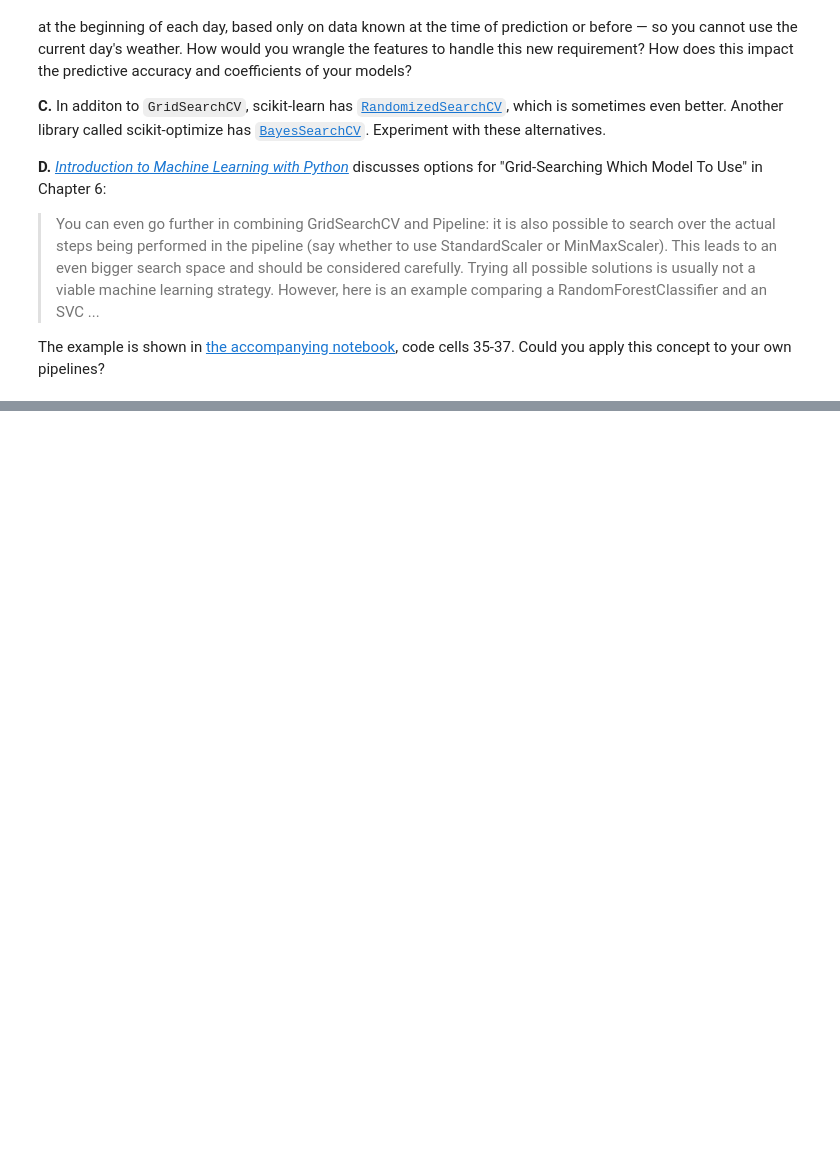
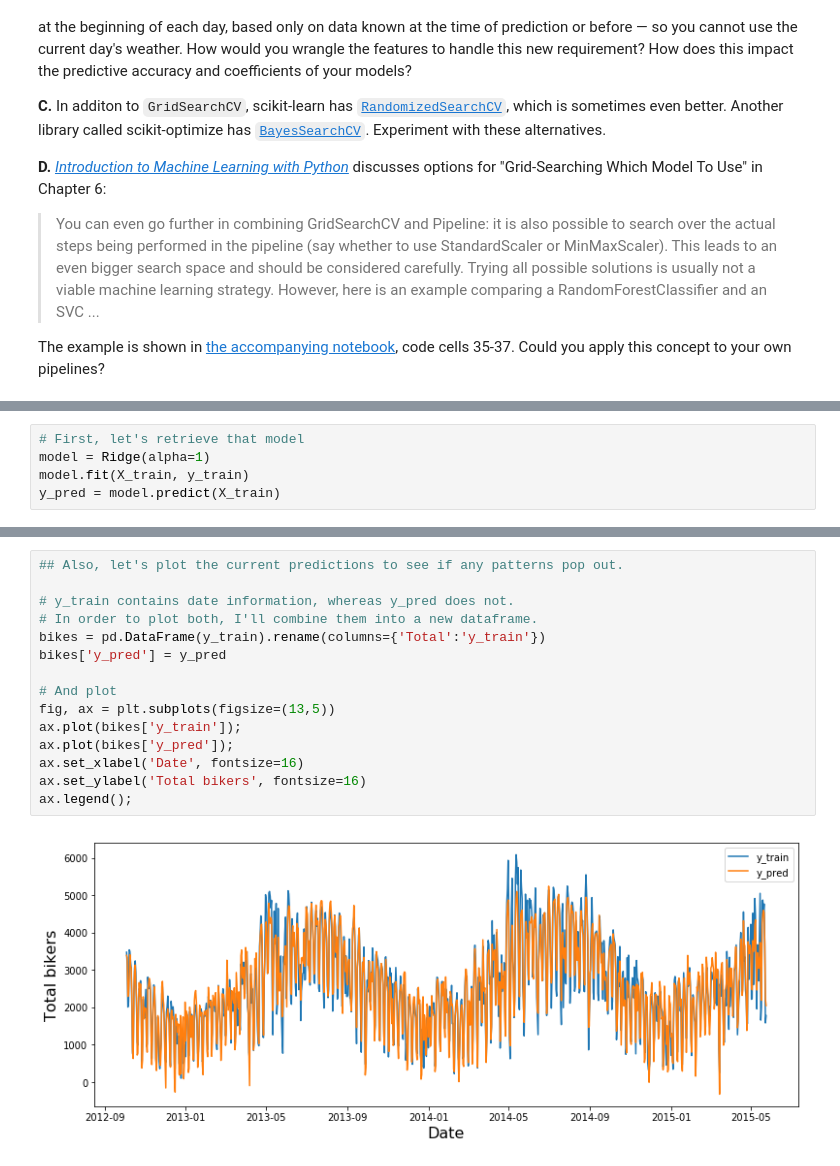
Before and after one commit to LambdaSchool/DS-Unit-2-Sprint-4-Model-Validation, a Jupyter notebook: module-3-select-models-and-parameters/LS_DS_243_Select_models_and_parameters.ipynb, the cells around one changed output, grey strips where cells are left out. Drawn from its saved outputs; the diff is of its cells as text; blank space fills up the shorter version.

```diff
--- a/module-3-select-models-and-parameters/LS_DS_243_Select_models_and_parameters.ipynb
+++ b/module-3-select-models-and-parameters/LS_DS_243_Select_models_and_parameters.ipynb
@@ -766,0 +786,5 @@ The example is shown in [the accompanying notebook](https://github.com/amueller/
+# %%
+# First, let's retrieve that model
+model = Ridge(alpha=1)
+model.fit(X_train, y_train)
+y_pred = model.predict(X_train)
@@ -766,0 +800,17 @@ The example is shown in [the accompanying notebook](https://github.com/amueller/
+# %%
+## Also, let's plot the current predictions to see if any patterns pop out.
+
+# y_train contains date information, whereas y_pred does not.
+# In order to plot both, I'll combine them into a new dataframe.
+bikes = pd.DataFrame(y_train).rename(columns={'Total':'y_train'})
+bikes['y_pred'] = y_pred
+
+# And plot
+fig, ax = plt.subplots(figsize=(13,5))
+ax.plot(bikes['y_train']);
+ax.plot(bikes['y_pred']);
+ax.set_xlabel('Date', fontsize=16)
+ax.set_ylabel('Total bikers', fontsize=16)
+ax.legend();
+# %% [output]
+[figure, added]
```
Also changed, not shown: parts of 48 cells of this notebook.
